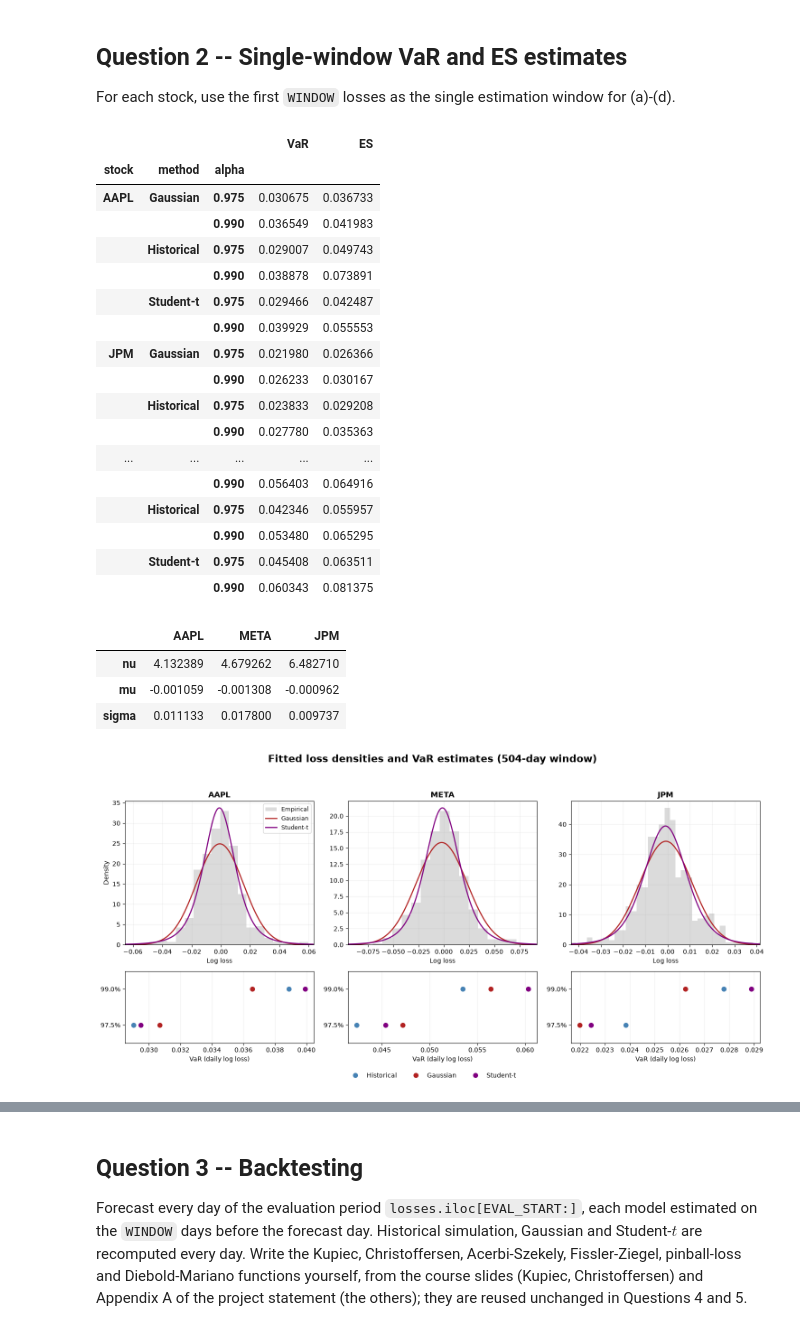
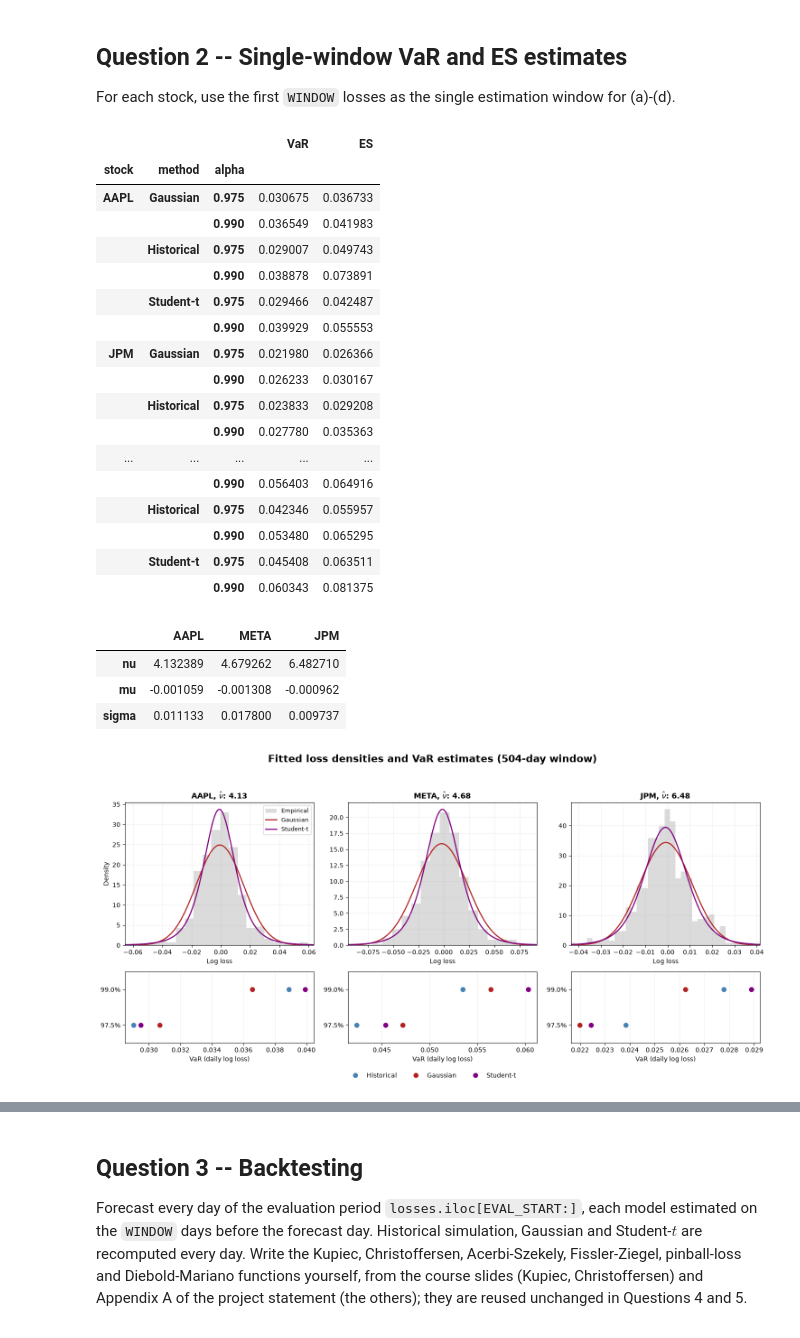
Before and after one commit to RomainFast121/quant-risk-project, a Jupyter notebook: Project_template.ipynb, the cells around one changed output, grey strips where cells are left out. Saved outputs shown, nothing was run; the diff lists cells and outputs as text; code cells hidden in the pictures.

Commit message:
nu in the title

```diff
--- a/Project_template.ipynb
+++ b/Project_template.ipynb
@@ -284,10 +284,12 @@ display(t_params_df)
 # (d) Fitted densities and VaR estimates, shown separately for clarity.
 from matplotlib.ticker import MaxNLocator
 
-fig, axes = plt.subplots(2, 3, figsize=(15, 7.5),
-                         gridspec_kw={"height_ratios": [2, 1]})
-fig.suptitle("Fitted loss densities and VaR estimates (504-day window)",
-             fontsize=16, fontweight="bold")
+fig, axes = plt.subplots(
+    2, 3,
+    figsize=(15, 7.5),
+    gridspec_kw={"height_ratios": [2, 1]}
+)
+fig.suptitle("Fitted loss densities and VaR estimates (504-day window)", fontsize=16, fontweight="bold")
 
 lookup = results_df.set_index(["stock", "alpha", "method"])
 methods = ("Historical", "Gaussian", "Student-t")
@@ -297,10 +299,8 @@ for col, stock in enumerate(TICKERS):
     loss = window_losses[stock]
     nu, mu_t, sig_t = t_params[stock]
 
-    left = min(stats.norm.ppf(0.002, loss.mean(), loss.std(ddof=1)),
-               stats.t.ppf(0.002, nu, mu_t, sig_t))
-    right = max(stats.norm.ppf(0.998, loss.mean(), loss.std(ddof=1)),
-                stats.t.ppf(0.998, nu, mu_t, sig_t))
+    left = min(stats.norm.ppf(0.002, loss.mean(), loss.std(ddof=1)), stats.t.ppf(0.002, nu, mu_t, sig_t))
+    right = max(stats.norm.ppf(0.998, loss.mean(), loss.std(ddof=1)), stats.t.ppf(0.998, nu, mu_t, sig_t))
     grid = np.linspace(left, right, 400)
 
     density_ax = axes[0, col]
@@ -311,7 +311,8 @@ for col, stock in enumerate(TICKERS):
     density_ax.plot(grid, stats.t.pdf(grid, nu, mu_t, sig_t),
                     color=colors["Student-t"], lw=1.8, label="Student-t")
     density_ax.set_xlim(left, right)
-    density_ax.set_title(stock, fontsize=12, fontweight="bold")
+    nu = t_params_df.loc["nu", stock]
+    density_ax.set_title(rf"{stock}, $\hat\nu$: {nu:.2f}", fontsize=12, fontweight="bold")
     density_ax.set_xlabel("Log loss")
     density_ax.set_ylabel("Density" if col == 0 else "")
     density_ax.grid(True, alpha=0.2)
@@ -332,34 +333,34 @@ axes[0, 0].legend(fontsize=9)
 handles = [plt.Line2D([], [], color=colors[method], marker="o", linestyle="None",
                       markersize=7, label=method) for method in methods]
 fig.legend(handles=handles, loc="lower center", ncol=3, frameon=False,
            bbox_to_anchor=(0.5, 0.005))
 fig.tight_layout(rect=(0, 0.05, 1, 0.94))
 fig.savefig(OUT_DIR / "Q2_VaR.png", dpi=300)
 plt.show()
 # %% [output]
 |  |  |  | VaR | ES |
 | stock | method | alpha |  |  |
 | AAPL | Gaussian | 0.975 | 0.030675 | 0.036733 |
 |  |  | 0.990 | 0.036549 | 0.041983 |
 |  | Historical | 0.975 | 0.029007 | 0.049743 |
 |  |  | 0.990 | 0.038878 | 0.073891 |
 |  | Student-t | 0.975 | 0.029466 | 0.042487 |
 |  |  | 0.990 | 0.039929 | 0.055553 |
 | JPM | Gaussian | 0.975 | 0.021980 | 0.026366 |
 |  |  | 0.990 | 0.026233 | 0.030167 |
 |  | Historical | 0.975 | 0.023833 | 0.029208 |
 |  |  | 0.990 | 0.027780 | 0.035363 |
 | ... | ... | ... | ... | ... |
 |  |  | 0.990 | 0.056403 | 0.064916 |
 |  | Historical | 0.975 | 0.042346 | 0.055957 |
 |  |  | 0.990 | 0.053480 | 0.065295 |
 |  | Student-t | 0.975 | 0.045408 | 0.063511 |
 |  |  | 0.990 | 0.060343 | 0.081375 |
 |  | AAPL | META | JPM |
 | nu | 4.132389 | 4.679262 | 6.482710 |
 | mu | -0.001059 | -0.001308 | -0.000962 |
 | sigma | 0.011133 | 0.017800 | 0.009737 |
-[figure, old version]
+[figure, new version]
 # %% [markdown]
 The ordering changes with the level. At $\alpha=0.975$ the Gaussian gives the largest VaR for AAPL and META; at $\alpha=0.99$ the Student-t is the largest for all three stocks, and the Gaussian is the smallest (for META, HS is smallest).
 
```
Also changed, not shown: parts of 1 cell of this notebook, 1 other file.
